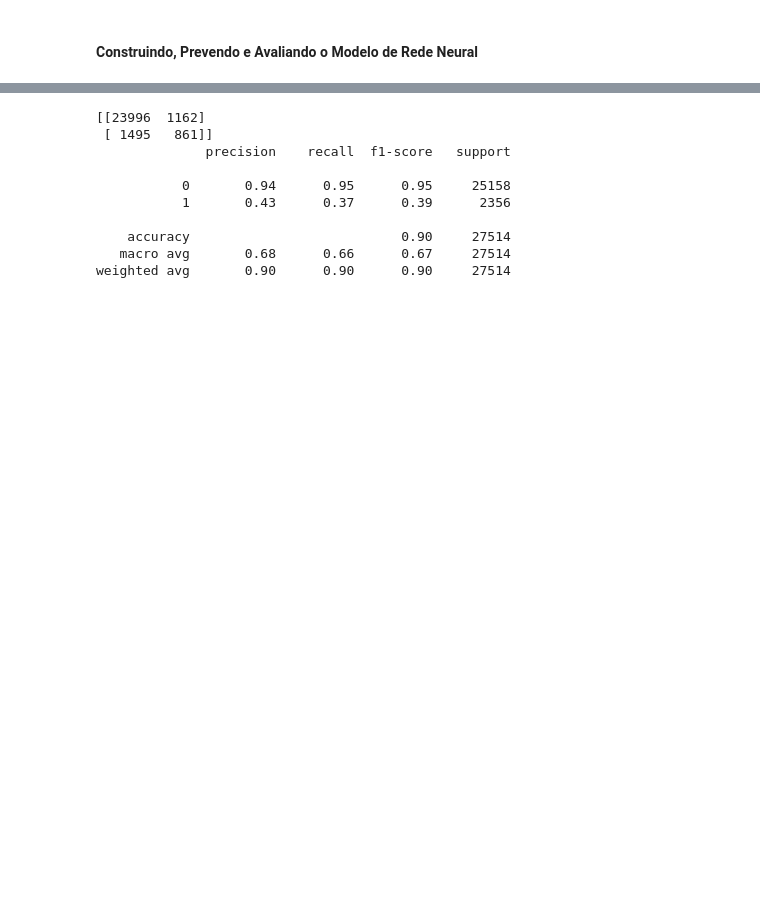
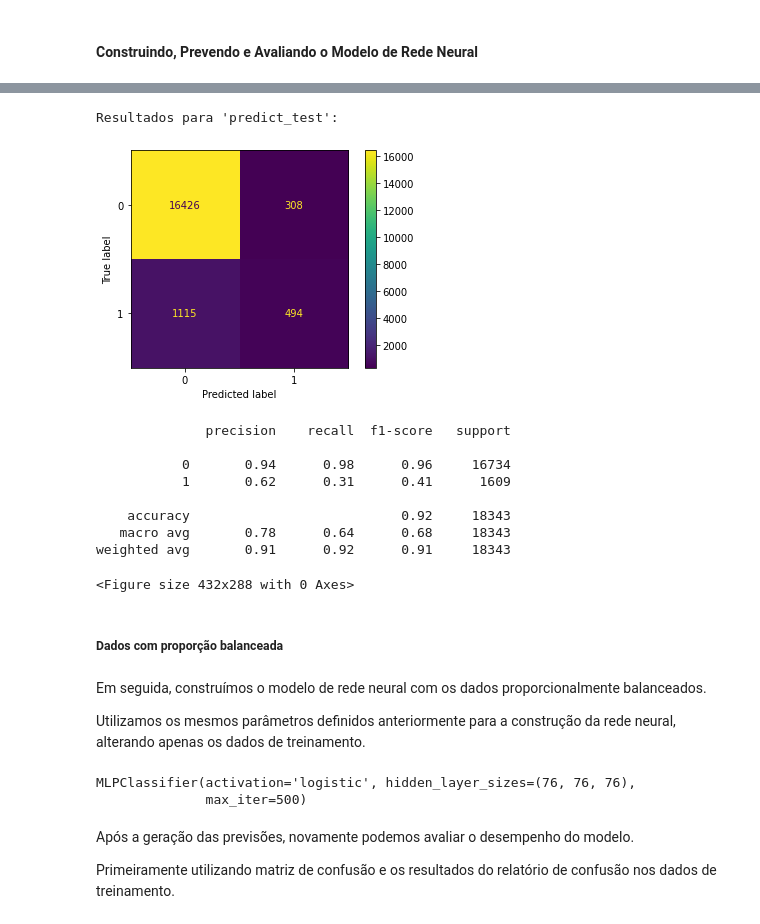
Before and after one commit to TheDramaturgy/ArtificialInteligence, a Jupyter notebook: TrabalhoRedesNeurais/03_solucao.ipynb, the cells around one changed output, grey strips where cells are left out. Saved outputs shown, nothing was run; the diff lists cells and outputs as text; code cells hidden in the pictures; blank space fills up the shorter version.

```diff
--- a/TrabalhoRedesNeurais/03_solucao.ipynb
+++ b/TrabalhoRedesNeurais/03_solucao.ipynb
@@ -156,14 +187,38 @@ O próximo passo é avaliar o desempenho do modelo nos dados de teste que é fei
-# %%
-print(confusion_matrix(y_test,predict_test))
-print(classification_report(y_test,predict_test))
-# %% [output]
-[[23996  1162]
- [ 1495   861]]
-              precision    recall  f1-score   support
-
-           0       0.94      0.95      0.95     25158
-           1       0.43      0.37      0.39      2356
-
-    accuracy                           0.90     27514
-   macro avg       0.68      0.66      0.67     27514
-weighted avg       0.90      0.90      0.90     27514
+# %%
+print("Resultados para 'predict_test':")
+#print(confusion_matrix(y_test,predict_test))
+cm = confusion_matrix(y_test, predict_test, labels=mlp.classes_)
+disp = ConfusionMatrixDisplay(confusion_matrix=cm, display_labels=mlp.classes_)
+disp.plot()
+plt.show()
+plt.savefig('predict_test.png')
+
+print(classification_report(y_test,predict_test))
+# %% [output]
+Resultados para 'predict_test':
+[figure, added]
+              precision    recall  f1-score   support
+
+           0       0.94      0.98      0.96     16734
+           1       0.62      0.31      0.41      1609
+
+    accuracy                           0.92     18343
+   macro avg       0.78      0.64      0.68     18343
+weighted avg       0.91      0.92      0.91     18343
+<Figure size 432x288 with 0 Axes>
+# %% [markdown]
+##### Dados com proporção balanceada
+# %% [markdown]
+Em seguida, construímos o modelo de rede neural com os dados proporcionalmente balanceados.
+
+Utilizamos os mesmos parâmetros definidos anteriormente para a construção da rede neural, alterando apenas os dados de treinamento.
+# %%
+mlp_balanced = MLPClassifier(hidden_layer_sizes=(76,76,76), activation='logistic', solver='adam', max_iter=500)
+mlp_balanced.fit(X_train_balanced,y_train_balanced)
+# %% [output]
+MLPClassifier(activation='logistic', hidden_layer_sizes=(76, 76, 76),
+              max_iter=500)
+# %% [markdown]
+Após a geração das previsões, novamente podemos avaliar o desempenho do modelo.
+
+Primeiramente utilizando matriz de confusão e os resultados do relatório de confusão nos dados de treinamento.
```
Also changed, not shown: parts of 28 cells of this notebook.
